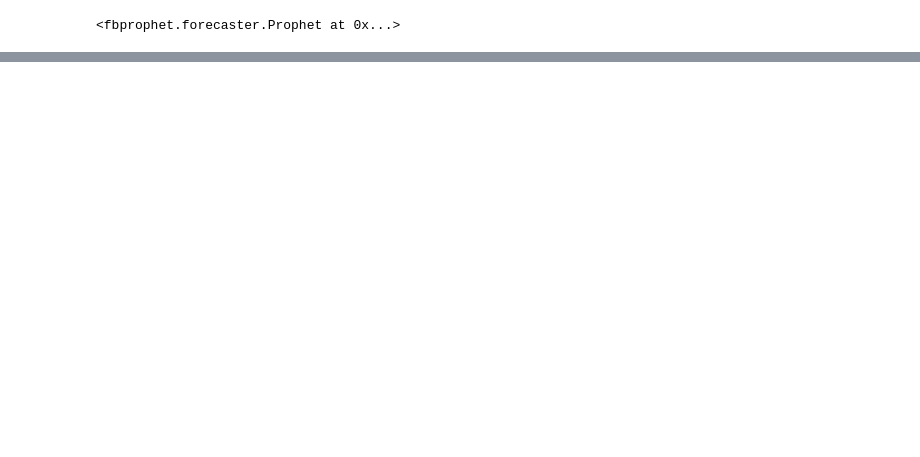
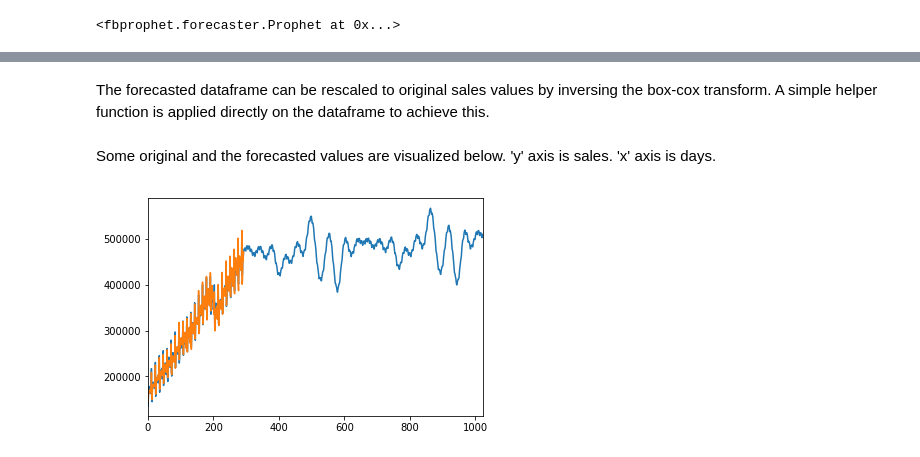
Before and after one commit to niks-in-the-hub/Time-Series-Forecasting, a Jupyter notebook: retail_sales_forecasting.ipynb, the cells around one changed output, grey strips where cells are left out. Saved outputs shown, nothing was run; the diff lists cells and outputs as text; code cells hidden in the pictures; blank space fills up the shorter version.

```diff
--- a/retail_sales_forecasting.ipynb
+++ b/retail_sales_forecasting.ipynb
@@ -56,0 +104,12 @@ fig2=m.plot_components(forecast)
+# %% [markdown]
+The forecasted dataframe can be rescaled to original sales values by inversing the box-cox transform. A simple helper function is applied directly on the dataframe to achieve this.
+# %%
+#applying inverse
+forecast[['yhat','yhat_upper','yhat_lower']]=forecast[['yhat','yhat_upper','yhat_lower']].apply(lambda x: inv_boxcox(x,lam))
+# %% [markdown]
+Some original and the forecasted values are visualized below. 'y' axis is sales. 'x' axis is days.
+# %%
+forecast['yhat'].plot();
+df['y'].plot();
+# %% [output]
+[figure, added]
```
Also changed, not shown: parts of 22 cells of this notebook.
